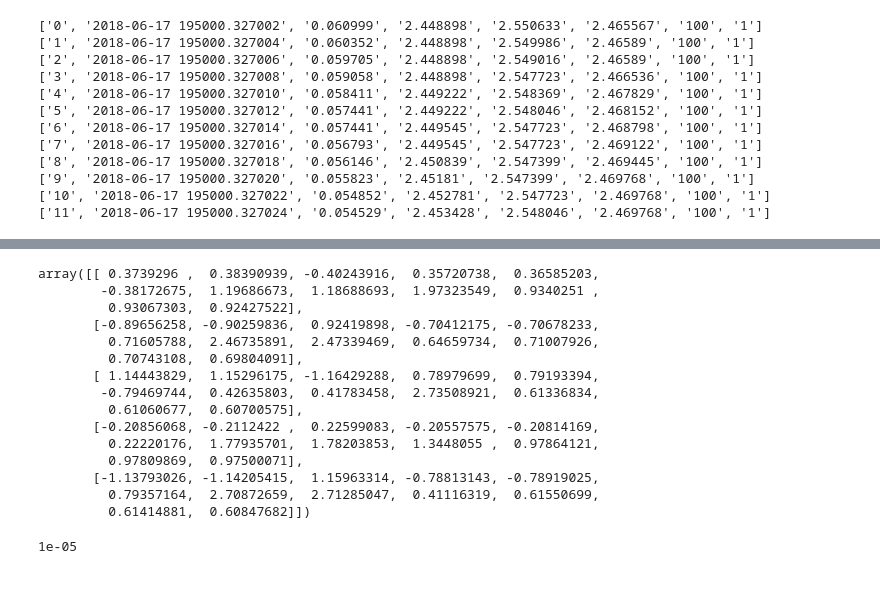
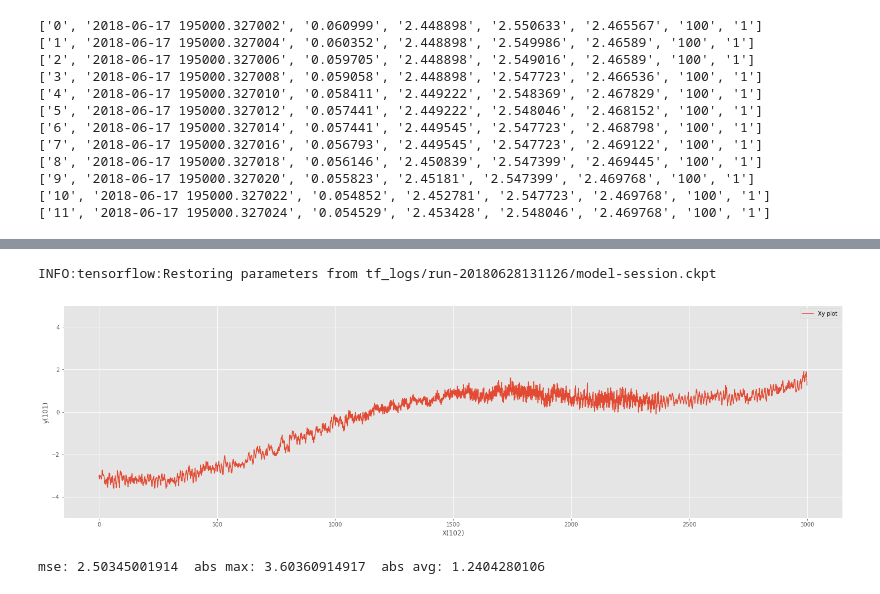
Before and after one commit to notyetend/pg, a Jupyter notebook: _chaos/proto002.ipynb, the cells around one changed output, grey strips where cells are left out. Cells and saved outputs as stored; diff of their text form; code cells hidden in the pictures.

```diff
--- a/_chaos/proto002.ipynb
+++ b/_chaos/proto002.ipynb
@@ -90 +168,9 @@ def reset_graph(seed=1):
+# %%
+reset_graph()
+
+training_set_X_dnn = training_set_X_poly_reg
+training_set_y_dnn = training_set_y
+
+test_set_X_dnn = test_set_X_poly_reg
+test_set_y_dnn = test_set_y
 # %%
@@ -233,18 +226,0 @@ array([[-0.1278336 , -0.13933708,  0.16275196, -0.12714067, -0.13844057,
-# %%
-training_X[0:5,:]
-# %% [output]
-array([[ 0.3739296 ,  0.38390939, -0.40243916,  0.35720738,  0.36585203,
-        -0.38172675,  1.19686673,  1.18688693,  1.97323549,  0.9340251 ,
-         0.93067303,  0.92427522],
-       [-0.89656258, -0.90259836,  0.92419898, -0.70412175, -0.70678233,
-         0.71605788,  2.46735891,  2.47339469,  0.64659734,  0.71007926,
-         0.70743108,  0.69804091],
-       [ 1.14443829,  1.15296175, -1.16429288,  0.78979699,  0.79193394,
-        -0.79469744,  0.42635803,  0.41783458,  2.73508921,  0.61336834,
-         0.61060677,  0.60700575],
-       [-0.20856068, -0.2112422 ,  0.22599083, -0.20557575, -0.20814169,
-         0.22220176,  1.77935701,  1.78203853,  1.3448055 ,  0.97864121,
-         0.97809869,  0.97500071],
-       [-1.13793026, -1.14205415,  1.15963314, -0.78813143, -0.78919025,
-         0.79357164,  2.70872659,  2.71285047,  0.41116319,  0.61550699,
-         0.61414881,  0.60847682]])
@@ -253,4 +227,6 @@ np.random.shuffle(training_X)
-# %%
-1e-5
-# %% [output]
-1e-05
+# %%
+show_performance_metrics(test_set_X_dnn, test_set_y_dnn, save_path)
+# %% [output]
+INFO:tensorflow:Restoring parameters from tf_logs/run-20180628131126/model-session.ckpt
+[figure, added]
+mse: 2.50345001914  abs max: 3.60360914917  abs avg: 1.2404280106
```
Also changed, not shown: parts of 27 cells of this notebook, 20 other files.
